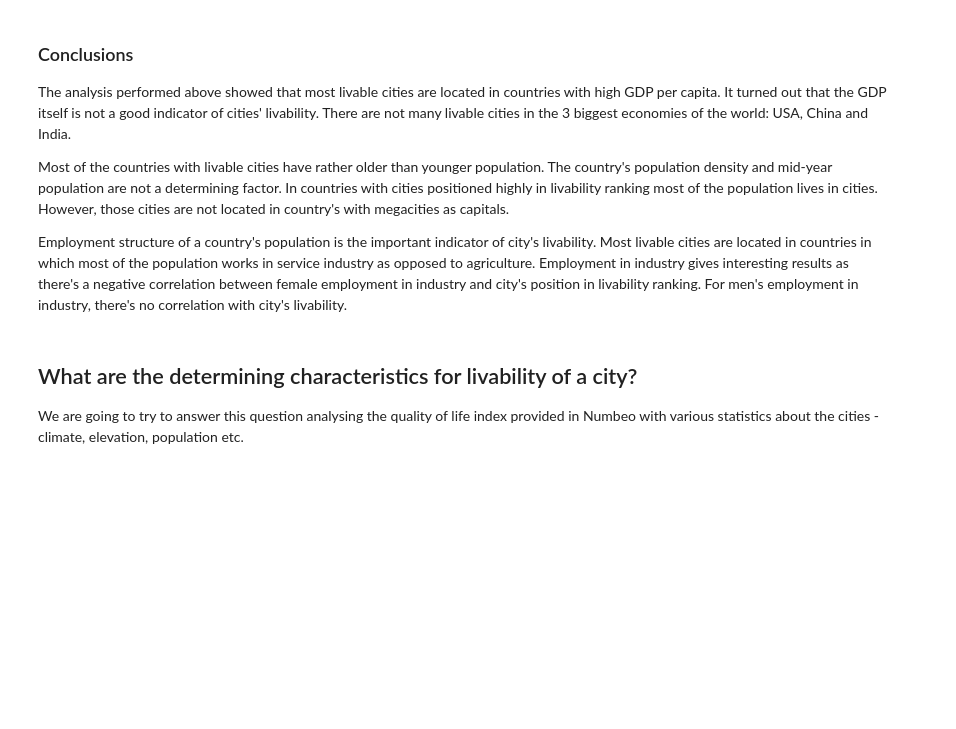
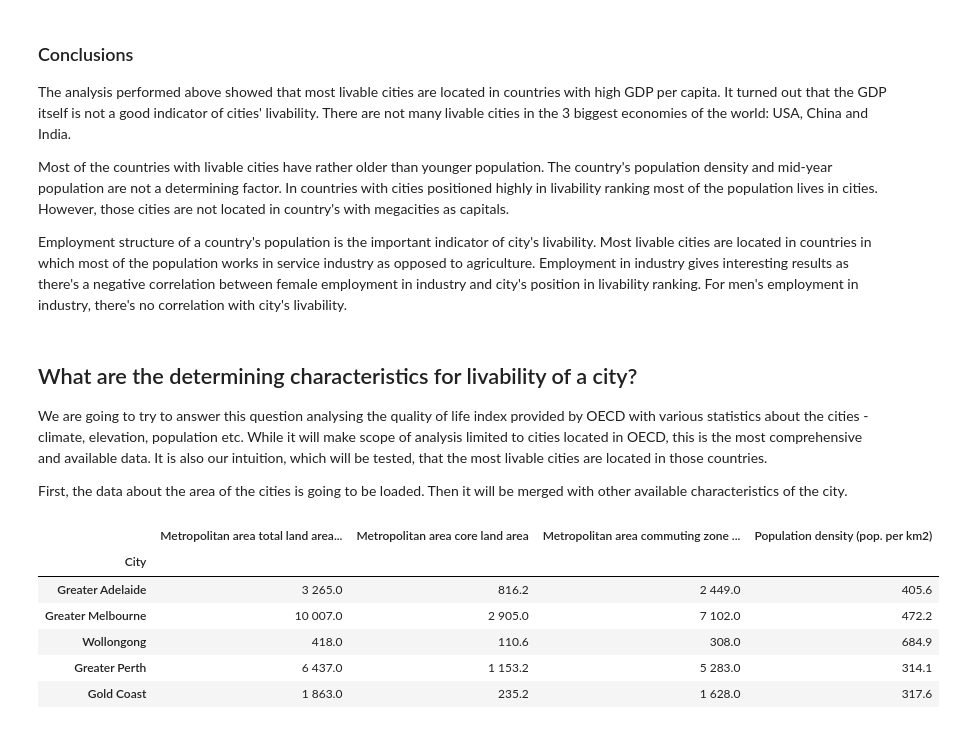
Before and after one commit to pantos1/dopp_ex3_city_livability, a Jupyter notebook: piotr.ipynb, the cells around one changed output. Saved outputs shown, nothing was run; the diff lists cells and outputs as text; code cells hidden in the pictures; blank space fills up the shorter version.

```diff
--- a/piotr.ipynb
+++ b/piotr.ipynb
@@ -351,4 +365,21 @@ Employment structure of a country's population is the important indicator of cit
 # %% [markdown]
 ## What are the determining characteristics for livability of a city?
 
-We are going to try to answer this question analysing the quality of life index provided in Numbeo with various statistics about the cities - climate, elevation, population etc.
+We are going to try to answer this question analysing the quality of life index provided by OECD with various statistics about the cities - climate, elevation, population etc. While it will make scope of analysis limited to cities located in OECD, this is the most comprehensive and available data. It is also our intuition, which will be tested, that the most livable cities are located in those countries.
+
+First, the data about the area of the cities is going to be loaded. Then it will be merged with other available characteristics of the city.
+# %%
+area_path = 'data/oecd/cities_area.csv'
+
+area_df = pd.read_csv(area_path, sep=';')
+area_df['City'] = area_df['City'].apply(lambda city: city.split(':')[1] if len(city.split(':')[1]) > 1 else city)
+area_df.set_index('City', inplace=True)
+area_df.head()
+# %% [output]
+|  | Metropolitan area total land area... | Metropolitan area core land area | Metropolitan area commuting zone ... | Population density (pop. per km2) |
+| City |  |  |  |  |
+| Greater Adelaide | 3 265.0 | 816.2 | 2 449.0 | 405.6 |
+| Greater Melbourne | 10 007.0 | 2 905.0 | 7 102.0 | 472.2 |
+| Wollongong | 418.0 | 110.6 | 308.0 | 684.9 |
+| Greater Perth | 6 437.0 | 1 153.2 | 5 283.0 | 314.1 |
+| Gold Coast | 1 863.0 | 235.2 | 1 628.0 | 317.6 |
```
Also changed, not shown: parts of 5 cells of this notebook.
